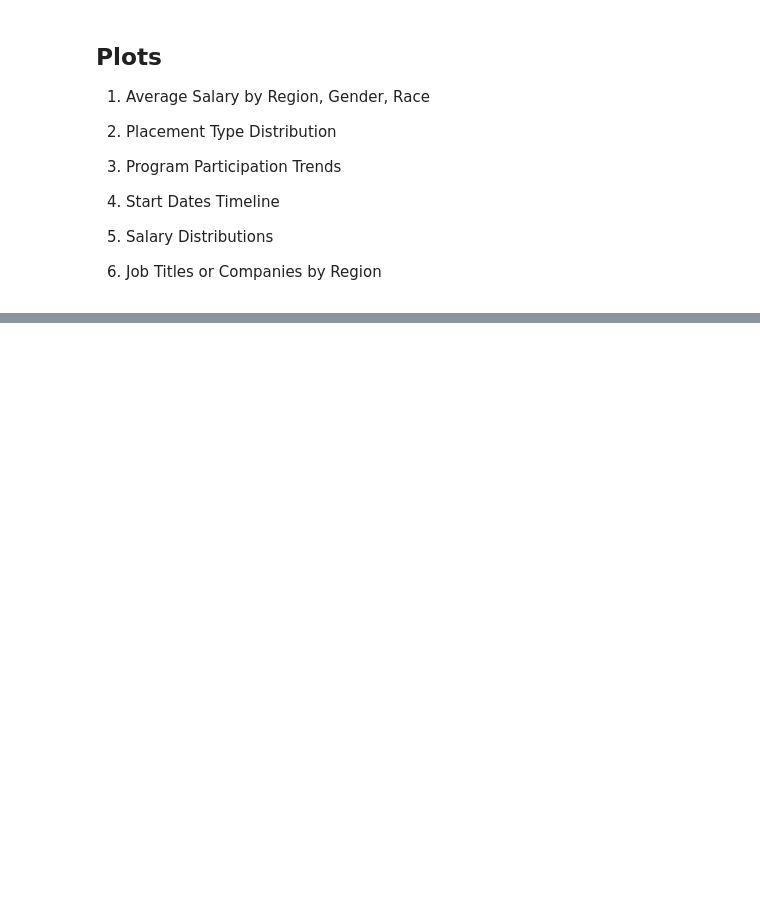
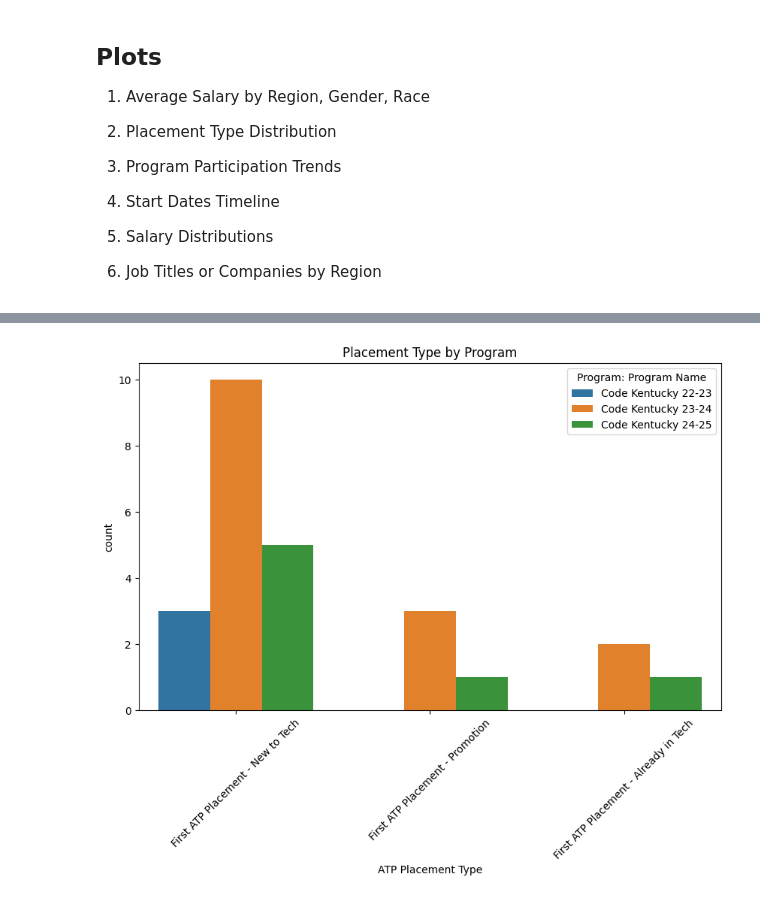
Before and after one commit to dmorton714/CodeYouDataProject, a Jupyter notebook: src/notebooks/worc_employment_plots.ipynb, the cells around one changed output, grey strips where cells are left out. Saved outputs shown, nothing was run; the diff lists cells and outputs as text; code cells hidden in the pictures; blank space fills up the shorter version.

```diff
--- a/src/notebooks/worc_employment_plots.ipynb
+++ b/src/notebooks/worc_employment_plots.ipynb
@@ -172,9 +96,11 @@ plt.show()
 # %%
 # Count of placement type by region
 plt.figure(figsize=(10, 6))
-sns.countplot(data=worc_cleaned, x='ATP Placement Type', hue='Program: Program Name')
+sns.countplot(data=worc_clean, x='ATP Placement Type', hue='Program: Program Name')
 plt.xticks(rotation=45)
 plt.title("Placement Type by Program")
 plt.show()
+# %% [output]
+[figure, added]
 # %%
 # Count of Participants by City
```
Also changed, not shown: parts of 32 cells of this notebook, 3 other files.
